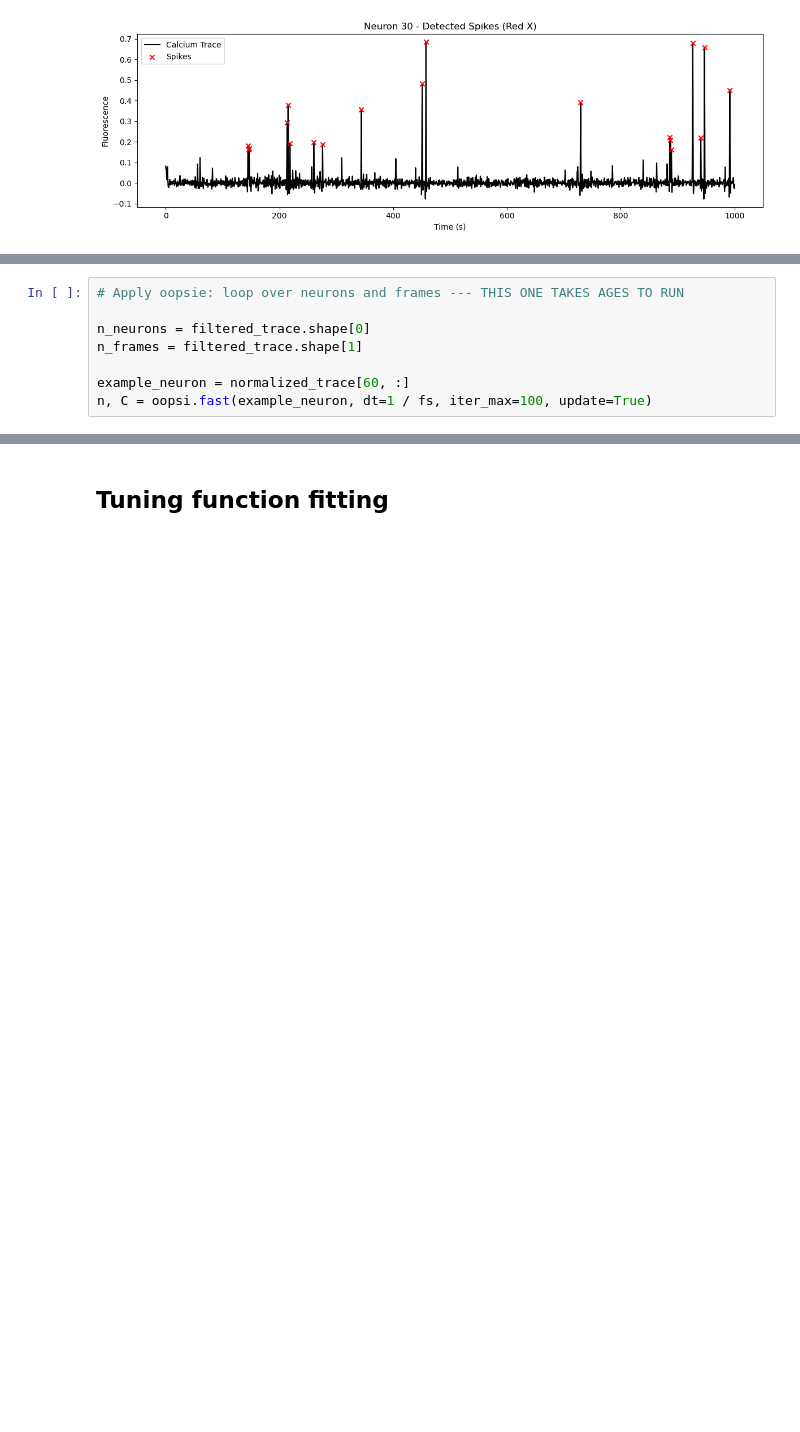
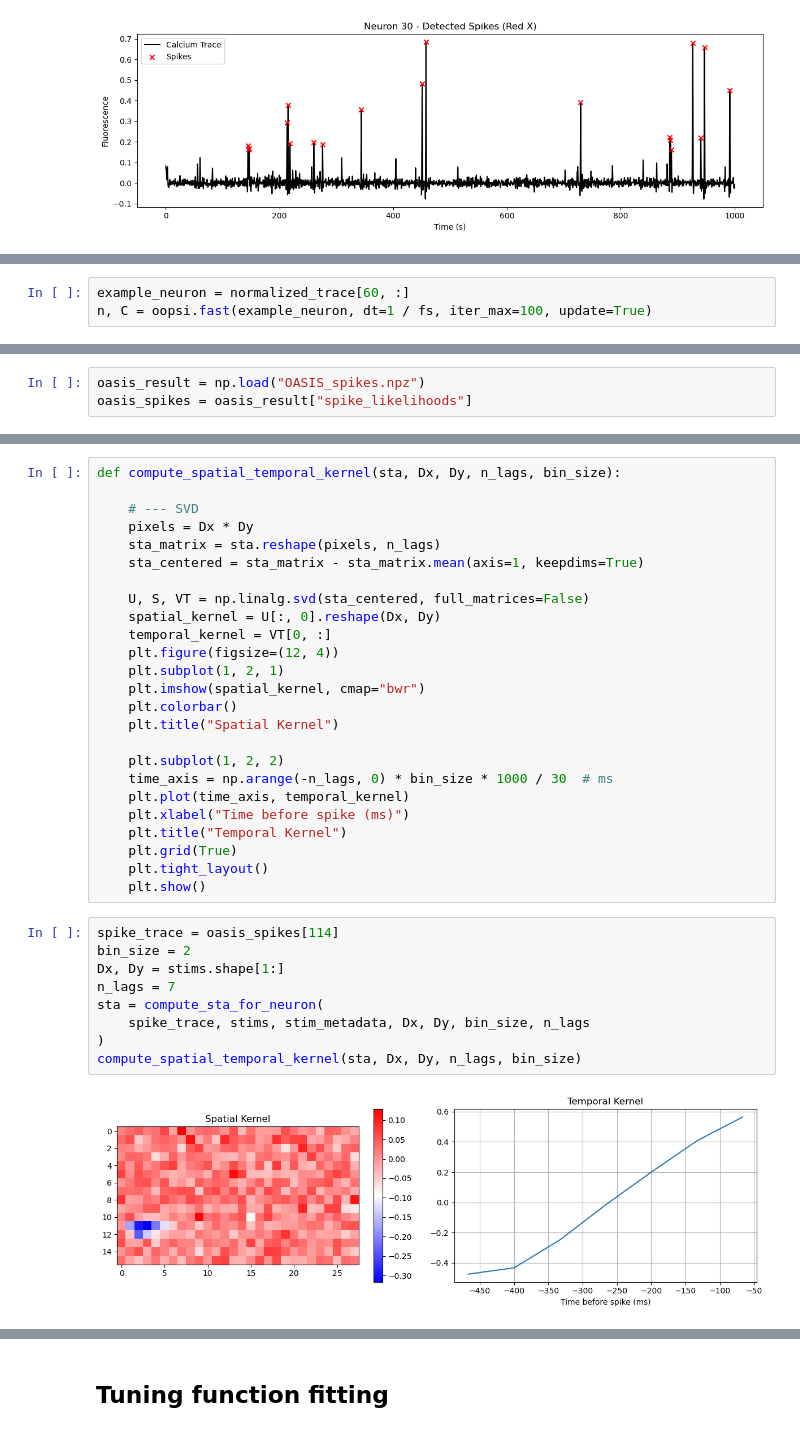
Before and after one commit to luciaganton/Neural-Data-Science, a Jupyter notebook: practical02_Agnese.ipynb, the cells around one changed output, grey strips where cells are left out. Drawn from its saved outputs; the diff is of its cells as text; blank space fills up the shorter version.

```diff
--- a/practical02_Agnese.ipynb
+++ b/practical02_Agnese.ipynb
@@ -674,8 +639,3 @@ import oopsi
 # %%
-# Apply oopsie: loop over neurons and frames --- THIS ONE TAKES AGES TO RUN
-
-n_neurons = filtered_trace.shape[0]
-n_frames = filtered_trace.shape[1]
-
 example_neuron = normalized_trace[60, :]
 n, C = oopsi.fast(example_neuron, dt=1 / fs, iter_max=100, update=True)
@@ -904,0 +694,3 @@ plot_sta_montage(sta)
+# %%
+oasis_result = np.load("OASIS_spikes.npz")
+oasis_spikes = oasis_result["spike_likelihoods"]
@@ -904,0 +779,36 @@ plot_sta_montage(sta)
+# %%
+def compute_spatial_temporal_kernel(sta, Dx, Dy, n_lags, bin_size):
+
+    # --- SVD
+    pixels = Dx * Dy
+    sta_matrix = sta.reshape(pixels, n_lags)
+    sta_centered = sta_matrix - sta_matrix.mean(axis=1, keepdims=True)
+
+    U, S, VT = np.linalg.svd(sta_centered, full_matrices=False)
+    spatial_kernel = U[:, 0].reshape(Dx, Dy)
+    temporal_kernel = VT[0, :]
+    plt.figure(figsize=(12, 4))
+    plt.subplot(1, 2, 1)
+    plt.imshow(spatial_kernel, cmap="bwr")
+    plt.colorbar()
+    plt.title("Spatial Kernel")
+
+    plt.subplot(1, 2, 2)
+    time_axis = np.arange(-n_lags, 0) * bin_size * 1000 / 30  # ms
+    plt.plot(time_axis, temporal_kernel)
+    plt.xlabel("Time before spike (ms)")
+    plt.title("Temporal Kernel")
+    plt.grid(True)
+    plt.tight_layout()
+    plt.show()
+# %%
+spike_trace = oasis_spikes[114]
+bin_size = 2
+Dx, Dy = stims.shape[1:]
+n_lags = 7
+sta = compute_sta_for_neuron(
+    spike_trace, stims, stim_metadata, Dx, Dy, bin_size, n_lags
+)
+compute_spatial_temporal_kernel(sta, Dx, Dy, n_lags, bin_size)
+# %% [output]
+[figure, added]
```
Also changed, not shown: parts of 59 cells of this notebook.
